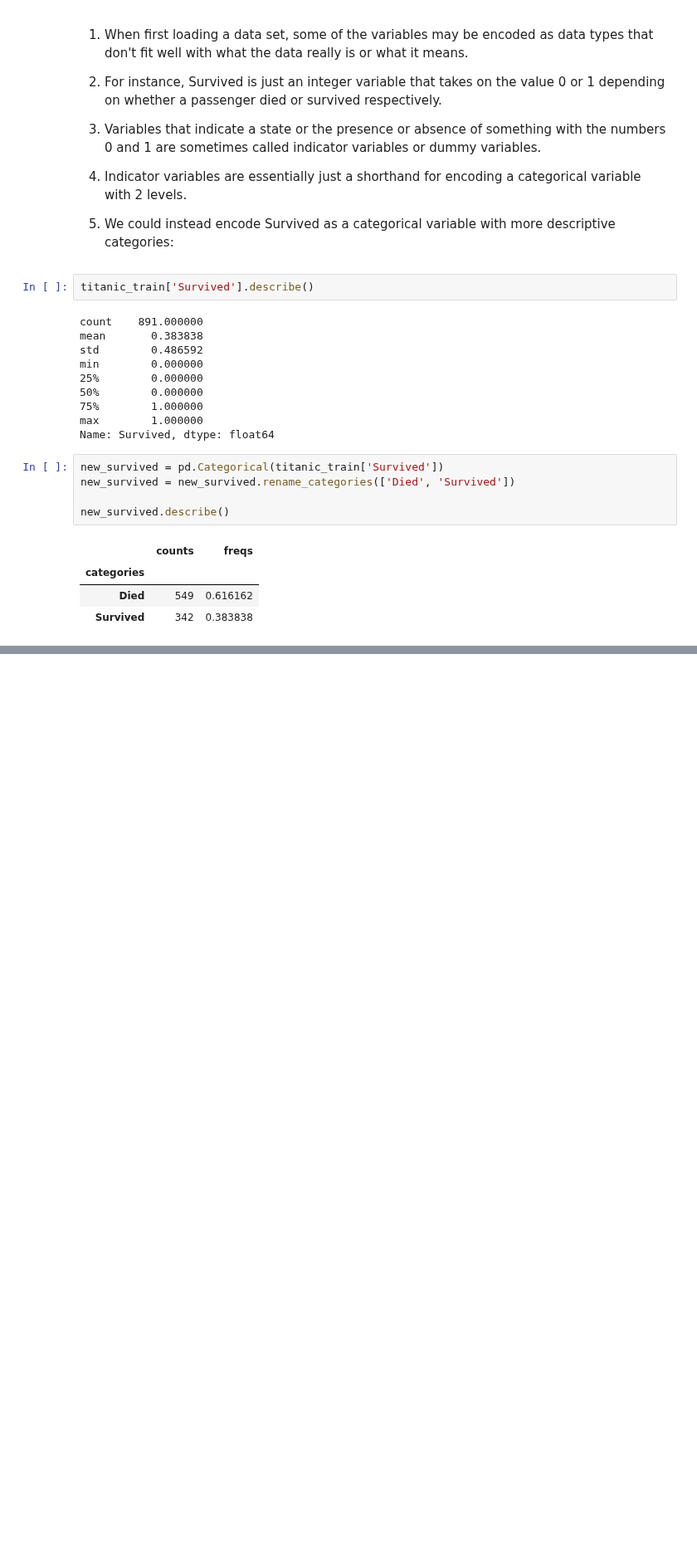
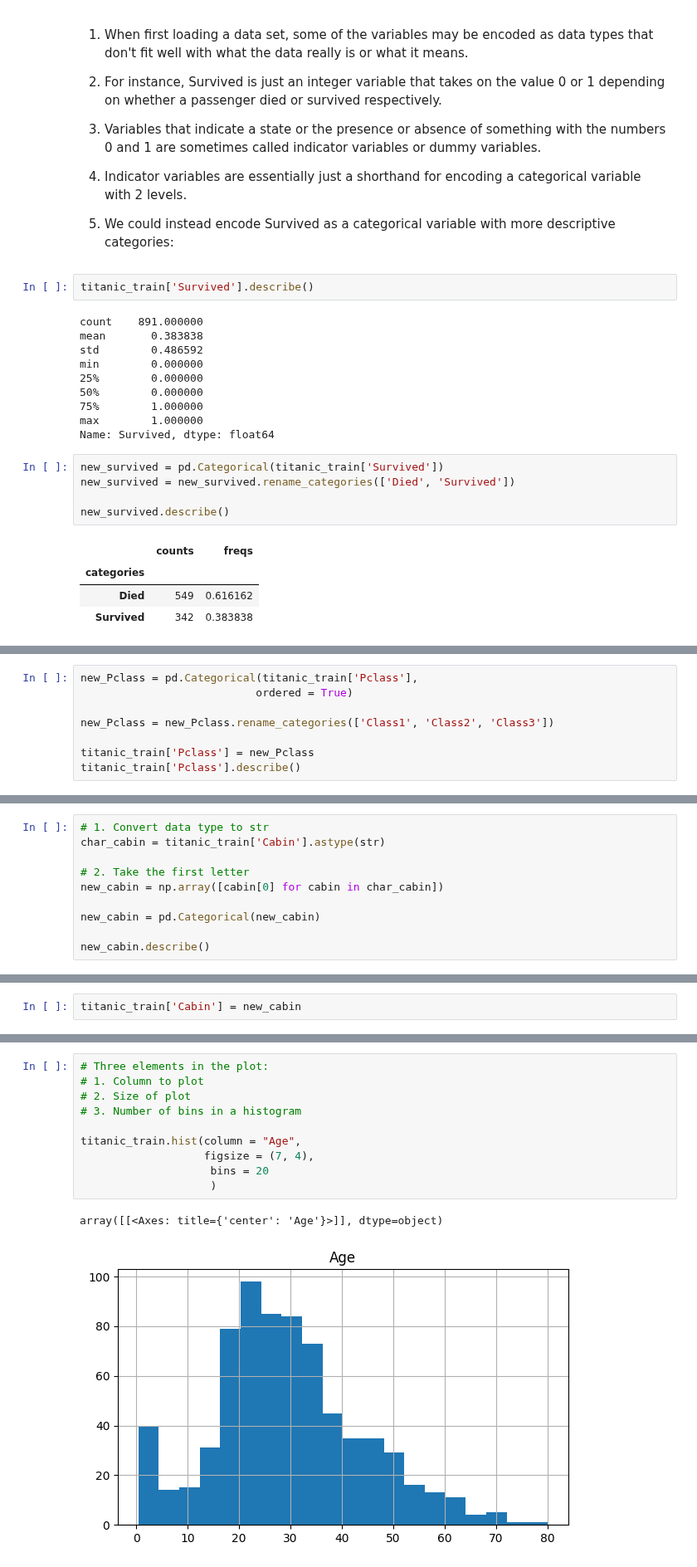
Before and after one commit to yigaai/StoryTelling_with_Data_myTelescope, a Jupyter notebook: data-exploration-and-cleaning.ipynb, the cells around one changed output, grey strips where cells are left out. Shown at 83% size. Saved outputs shown, nothing was run; the diff lists cells and outputs as text; blank space fills up the shorter version.

Commit message:
Kaggle Notebook | Data_Exploration_and_Cleaning | data_exploration & cleaning

```diff
--- a/data-exploration-and-cleaning.ipynb
+++ b/data-exploration-and-cleaning.ipynb
@@ -380,0 +399,8 @@ new_survived.describe()
+# %%
+new_Pclass = pd.Categorical(titanic_train['Pclass'],
+                           ordered = True)
+
+new_Pclass = new_Pclass.rename_categories(['Class1', 'Class2', 'Class3'])
+
+titanic_train['Pclass'] = new_Pclass
+titanic_train['Pclass'].describe()
@@ -380,0 +468,10 @@ new_survived.describe()
+# %%
+# 1. Convert data type to str
+char_cabin = titanic_train['Cabin'].astype(str)
+
+# 2. Take the first letter
+new_cabin = np.array([cabin[0] for cabin in char_cabin])
+
+new_cabin = pd.Categorical(new_cabin)
+
+new_cabin.describe()
@@ -380,0 +498,2 @@ new_survived.describe()
+# %%
+titanic_train['Cabin'] = new_cabin
@@ -380,0 +583,13 @@ new_survived.describe()
+# %%
+# Three elements in the plot:
+# 1. Column to plot
+# 2. Size of plot
+# 3. Number of bins in a histogram
+
+titanic_train.hist(column = "Age",
+                   figsize = (7, 4),
+                    bins = 20
+                    )
+# %% [output]
+array([[<Axes: title={'center': 'Age'}>]], dtype=object)
+[figure, added]
```
Also changed, not shown: parts of 30 cells of this notebook.
